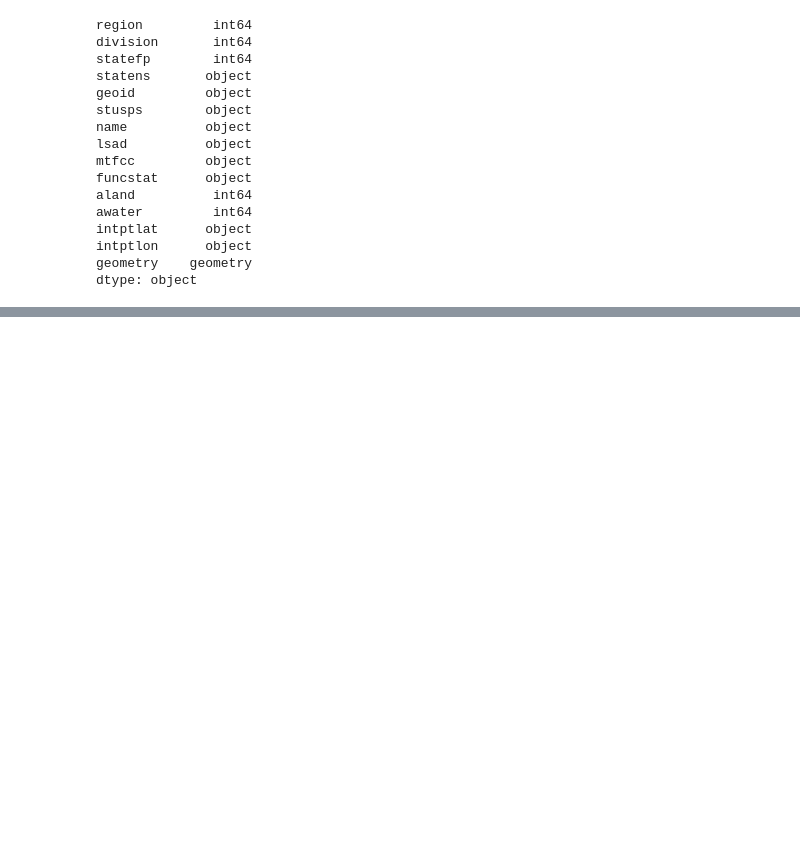
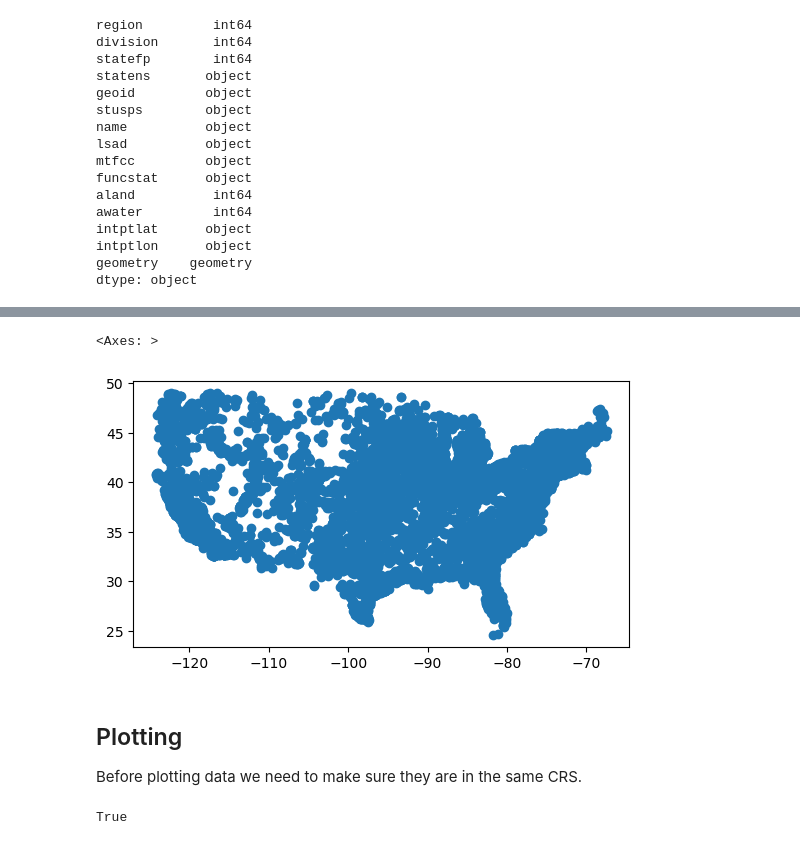
Before and after one commit to jwonyk/eds220-2025-in-class, a Jupyter notebook: week5-lesson-10-code-streamlining.ipynb, the cells around one changed output, grey strips where cells are left out. Saved outputs shown, nothing was run; the diff lists cells and outputs as text; code cells hidden in the pictures; blank space fills up the shorter version.

```diff
--- a/week5-lesson-10-code-streamlining.ipynb
+++ b/week5-lesson-10-code-streamlining.ipynb
@@ -64,7 +64,7 @@ points = gpd.points_from_xy(power_plants.longitude,
 # Create geodatframe
 power_plants = gpd.GeoDataFrame(power_plants, # Data
                  geometry = points, # Specify geometry columns
-                 crs = 4259) # Specify CRS
+                 crs = 4269) # Specify CRS
 # %%
 power_plants.plot()
 # %% [output]
@@ -219,0 +304,14 @@ dtype: object
+# %%
+power_plants = power_plants[~power_plants.state.isin(['Puerto Rico', 'Hawaii', 'Alaska'])]
+power_plants.plot()
+# %% [output]
+<Axes: >
+[figure, added]
+# %% [markdown]
+## Plotting
+
+Before plotting data we need to make sure they are in the same CRS.
+# %%
+contiguous.crs == power_plants.crs
+# %% [output]
+True
```
Also changed, not shown: parts of 23 cells of this notebook, 2 other files.
